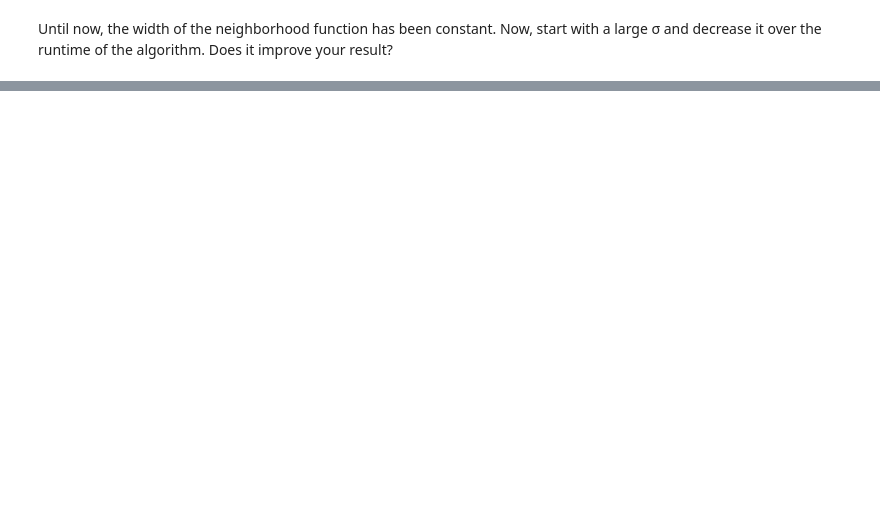
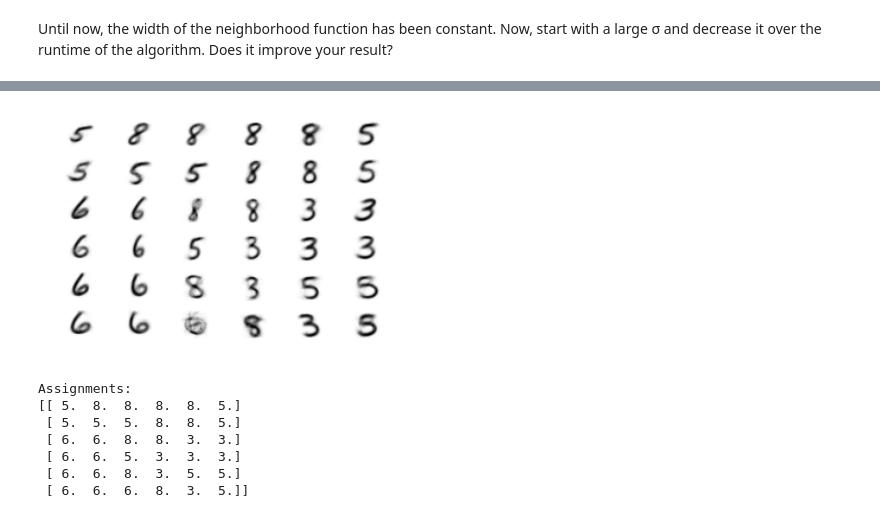
Before and after one commit to PaluchowskiMatthew/GuacOverflow, a Jupyter notebook: Project 1/miniproject1_data/Kohonen MiniProject 1.ipynb, the cells around one changed output, grey strips where cells are left out. Drawn from its saved outputs; the diff is of its cells as text; code cells hidden in the pictures; blank space fills up the shorter version.

Commit message:
KNN, size comparison and bonus. Needs cleanup

```diff
--- a/Project 1/miniproject1_data/Kohonen MiniProject 1.ipynb
+++ b/Project 1/miniproject1_data/Kohonen MiniProject 1.ipynb
@@ -118,7 +123,6 @@ def kohonen(**kwarg):
     # select 4 digits
     name = 'Mateusz Paluchowski' # REPLACE BY YOUR OWN NAME
     targetdigits = name2digits(name) # assign the four digits that should be used
-    print(targetdigits) # output the digits that were selected
     # this selects all data vectors that corresponds to one of the four digits
     labeled_data = np.hstack((np.array([labels]).T, data))
     selected_labeled_data = labeled_data[np.logical_or.reduce([labels==x for x in targetdigits]),:]
@@ -156,7 +160,7 @@ def kohonen(**kwarg):
     current_iter = 0
     initial_sigma = sigma
     initial_eta = eta
-    for t, i in enumerate(i_random):
+    for t, i in enumerate(tqdm(i_random)):
         old_centers = np.copy(centers)
 
         if kwarg.get('neighborhood_decay_tau'):
@@ -169,7 +173,7 @@ def kohonen(**kwarg):
 
         label = labels[i,:]
 
-        if current_iter%1000 == 0:
+        if current_iter%1000 == 0 and kwarg.get('show_cluster_change'):
             print(np.sum(abs(centers - old_centers)) / np.sum(abs(old_centers)))
             #plot_centers(centers, size_k)
 
@@ -177,10 +181,11 @@ def kohonen(**kwarg):
 #             print('Elapsed iterations: ', current_iter)
 #             break
         current_iter += 1
-    print(np.sum(abs(centers - old_centers)) / np.sum(abs(old_centers)))
+    if(kwarg.get('show_cluster_change')):
+        print(np.sum(abs(centers - old_centers)) / np.sum(abs(old_centers)))
     plot_centers(centers, size_k)
 
-    assignments = get_assignments(centers, data, labels)
+    assignments = knn_assignments(centers, data, labels, n=3) #Our function: get_assignments(centers, data, labels)
     print_assignments(assignments)
 # %%
 def get_assignments(centers, data, labels):
@@ -317,0 +355,19 @@ kohonen(size=6, sig=3.0, learning_rate=0.1, maxiter=5000, neighborhood_decay_tau
+# %%
+tau = 1000 / math.log(4.24)
+maximum_iterations = 6*6*500+1000 # 19k
+tau2 = 8252
+kohonen(size=6, \
+        sig=4.24, \
+        learning_rate=0.1, \
+        maxiter=maximum_iterations, \
+        neighborhood_decay_tau=tau, \
+        learning_decay_tau=tau2)
+# %% [output]
+[figure, added]
+Assignments:
+[[ 5.  8.  8.  8.  8.  5.]
+ [ 5.  5.  5.  8.  8.  5.]
+ [ 6.  6.  8.  8.  3.  3.]
+ [ 6.  6.  5.  3.  3.  3.]
+ [ 6.  6.  8.  3.  5.  5.]
+ [ 6.  6.  6.  8.  3.  5.]]
```
Also changed, not shown: parts of 26 cells of this notebook.
